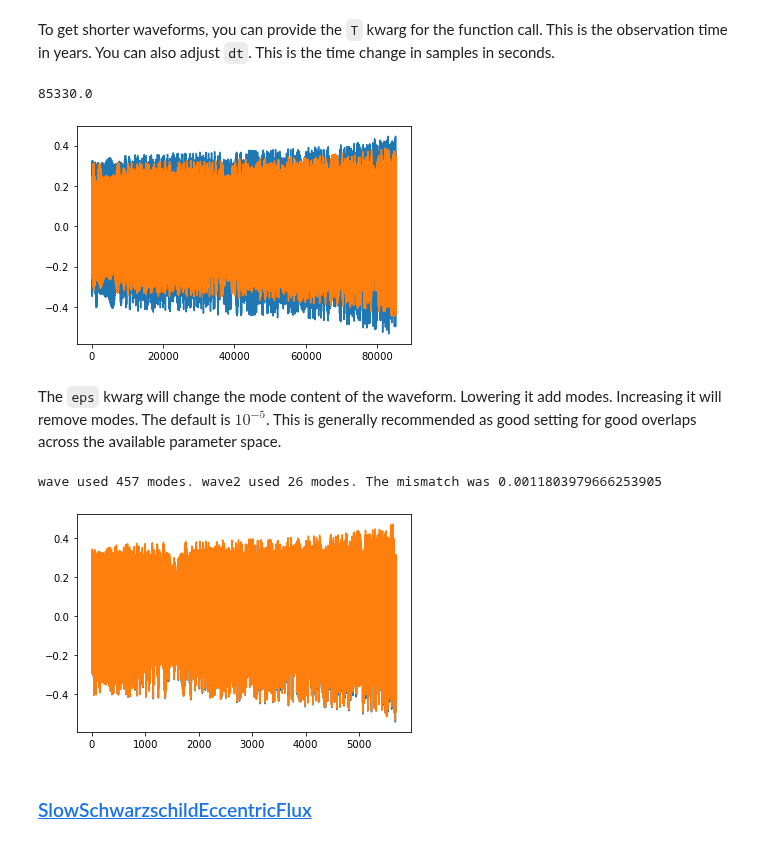
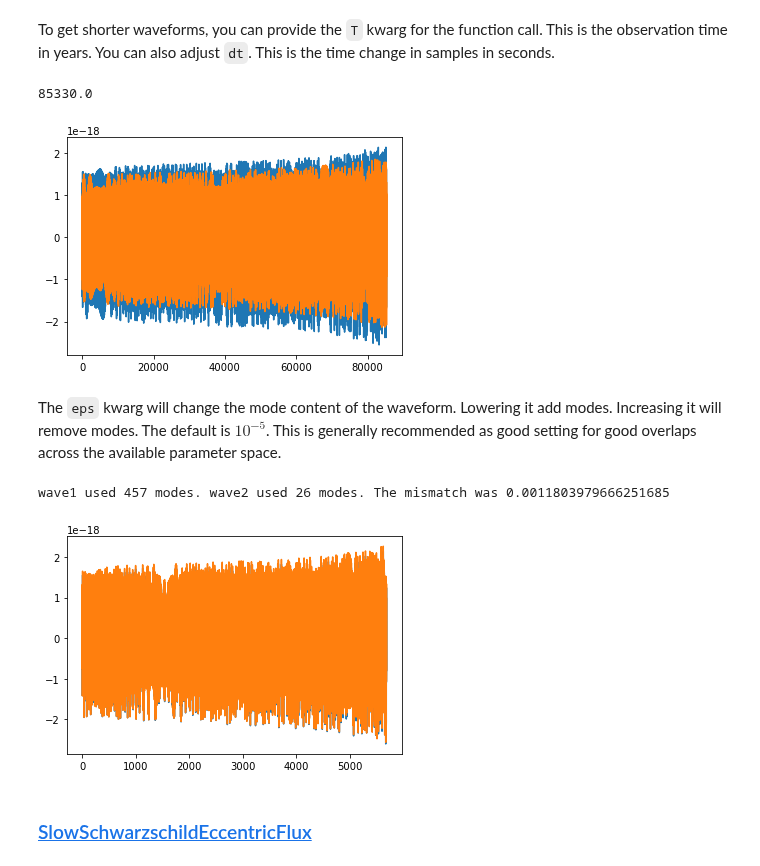
Before and after one commit to BlackHolePerturbationToolkit/FastEMRIWaveforms, a Jupyter notebook: docs/doctrees/nbsphinx/tutorial/FastEMRIWaveforms_tutorial.ipynb, the cells around one changed output. Drawn from its saved outputs; the diff is of its cells as text; code cells hidden in the pictures.

Commit message:
dist added

```diff
--- a/docs/doctrees/nbsphinx/tutorial/FastEMRIWaveforms_tutorial.ipynb
+++ b/docs/doctrees/nbsphinx/tutorial/FastEMRIWaveforms_tutorial.ipynb
@@ -111,37 +112,38 @@ To get shorter waveforms, you can provide the `T` kwarg for the function call. T
 # %%
 # parameters
 M = 1e5
 mu = 1e1
 p0 = 8.0
 e0 = 0.1
 theta = np.pi/3  # polar viewing angle
 phi = np.pi/4  # azimuthal viewing angle
+dist = 1.0  # distance in Gpc
 
 dt = 10.0 # seconds
 T = 0.1  # years
-wave = few(M, mu, p0, e0, theta, phi, T=T, dt=dt)
+wave = few(M, mu, p0, e0, theta, phi, dist, T=T, dt=dt)
 
 # we can check how many harmonic modes are kept
 
 t = np.arange(len(wave))*dt
 plt.plot(t, wave.real)
 plt.plot(t, wave.imag)
 
 dt*(len(wave) - 1)
 # %% [output]
 85330.0
-[figure, old version]
+[figure, new version]
 # %% [markdown]
 The `eps` kwarg will change the mode content of the waveform. Lowering it add modes. Increasing it will remove modes. The default is $10^{-5}$. This is generally recommended as good setting for good overlaps across the available parameter space.
 # %%
 dt = 15.0 # seconds
 T = 0.005  # years
-wave1 = few(M, mu, p0, e0, theta, phi, T=T, dt=dt, eps=1e-5)  # default
+wave1 = few(M, mu, p0, e0, theta, phi, dist, T=T, dt=dt, eps=1e-5)  # default
 
 # we can check how many harmonic modes are kept
 modes1 = few.num_modes_kept
 
-wave2 = few(M, mu, p0, e0, theta, phi, T=T, dt=dt, eps=1e-2)
+wave2 = few(M, mu, p0, e0, theta, phi, dist, T=T, dt=dt, eps=1e-2)
 
 modes2 = few.num_modes_kept
 
@@ -152,10 +154,10 @@ plt.plot(wave2.real, label=r'$10^{-2}$')
 mm = get_mismatch(wave1, wave2)
 
 # we can check how many modes were kept
-print('wave used {} modes. wave2 used {} modes. The mismatch was {}'.format(modes1, modes2, mm))
+print('wave1 used {} modes. wave2 used {} modes. The mismatch was {}'.format(modes1, modes2, mm))
 # %% [output]
-wave used 457 modes. wave2 used 26 modes. The mismatch was 0.0011803979666253905
+wave1 used 457 modes. wave2 used 26 modes. The mismatch was 0.0011803979666251685
-[figure, old version]
+[figure, new version]
 # %% [markdown]
 ### [SlowSchwarzschildEccentricFlux](https://mikekatz04.github.io/FastEMRIWaveforms/html/index.html#few.waveform.SlowSchwarzschildEccentricFlux)
 # %% [markdown]
```
Also changed, not shown: parts of 7 cells of this notebook, 36 other files.
